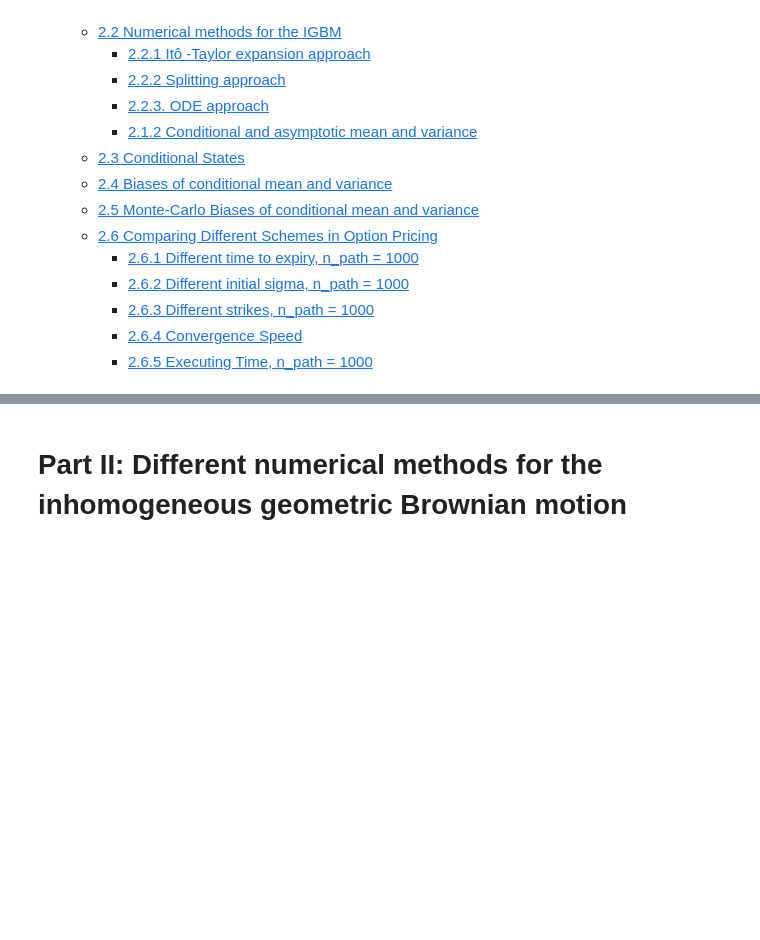
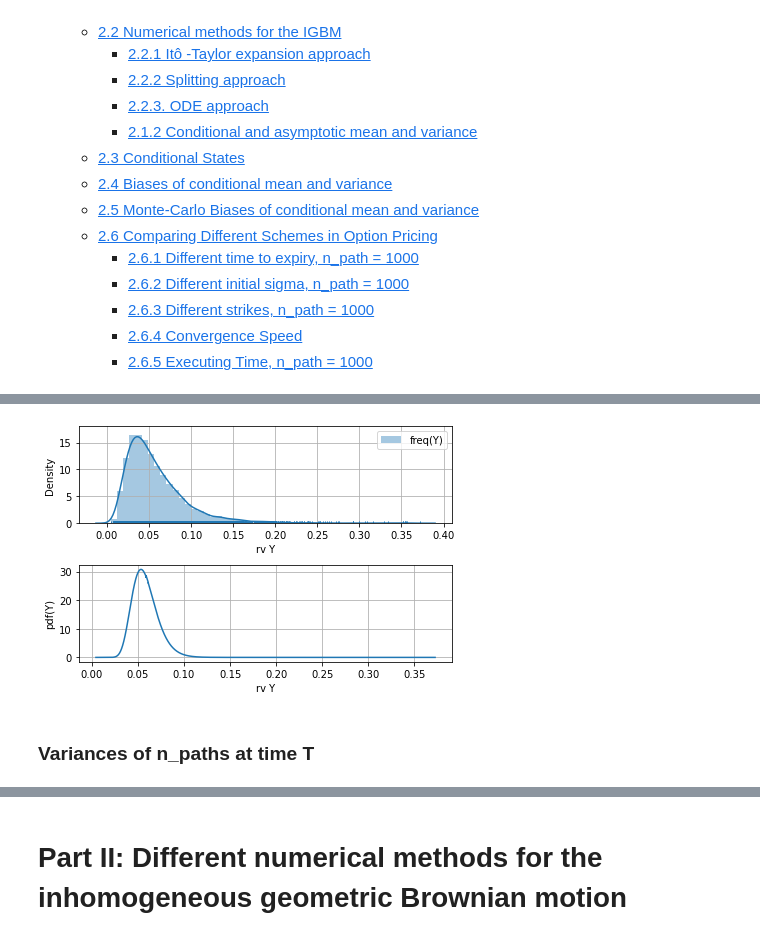
Before and after one commit to Harveydentsun/ASP_Project, a Jupyter notebook: Garch-diffusion model.ipynb, the cells around one changed output, grey strips where cells are left out. Cells and saved outputs as stored; diff of their text form; code cells hidden in the pictures; blank space fills up the shorter version.

```diff
--- a/Garch-diffusion model.ipynb
+++ b/Garch-diffusion model.ipynb
@@ -35,0 +247,22 @@ import pyfeng.ex as pfex
+# %%
+def plot_freq_rn(rv, pdf_y, y):
+    fig, ax = plt.subplots(2, 1)
+    ax1 = ax[0]
+    ax2 = ax[1]
+    sns.distplot(rv, rug=True, norm_hist=True, ax=ax1, axlabel='rv Y', label='freq(Y)')
+    ax1.legend()
+    ax1.grid()
+
+    ax2.plot(y, pdf_y)
+    ax2.set_xlabel('rv Y')
+    ax2.set_ylabel('pdf(Y)')
+    ax2.grid()
+# %%
+rv = volmodel.rv(t=T, var_0=y0*np.ones(num))
+rv_theory = np.r_[np.linspace(rv.min(), y0-0.001, num//2), np.linspace(y0+0.001, rv.max(), num//2)]
+pdf_theory = volmodel.transition_density_var(var_t=rv_theory, var_0=y0, t=T, n=order)
+plot_freq_rn(rv, pdf_theory, rv_theory)
+# %% [output]
+[figure, added]
+# %% [markdown]
+### Variances of n_paths at time T
```
Also changed, not shown: parts of 30 cells of this notebook, 1 other file.
